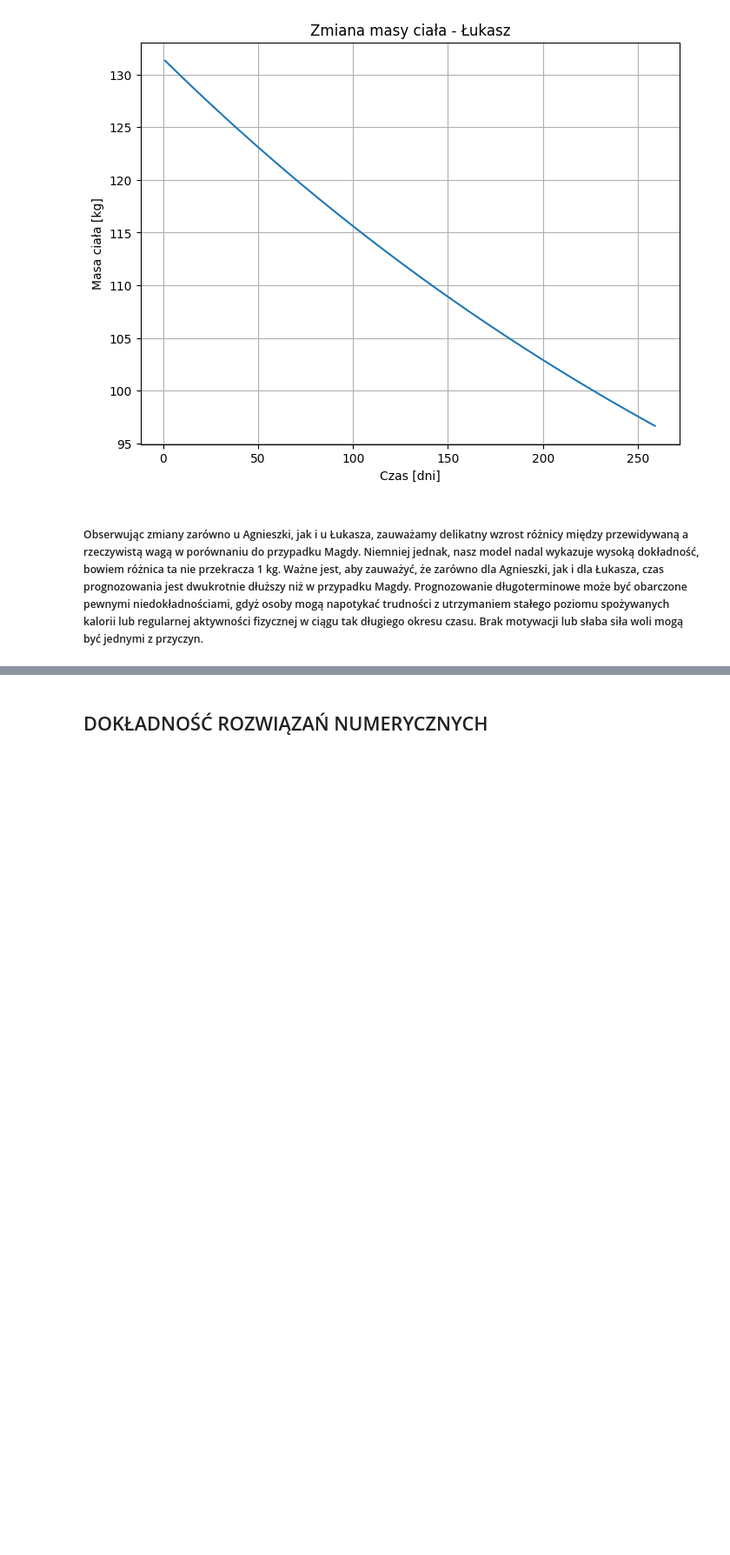
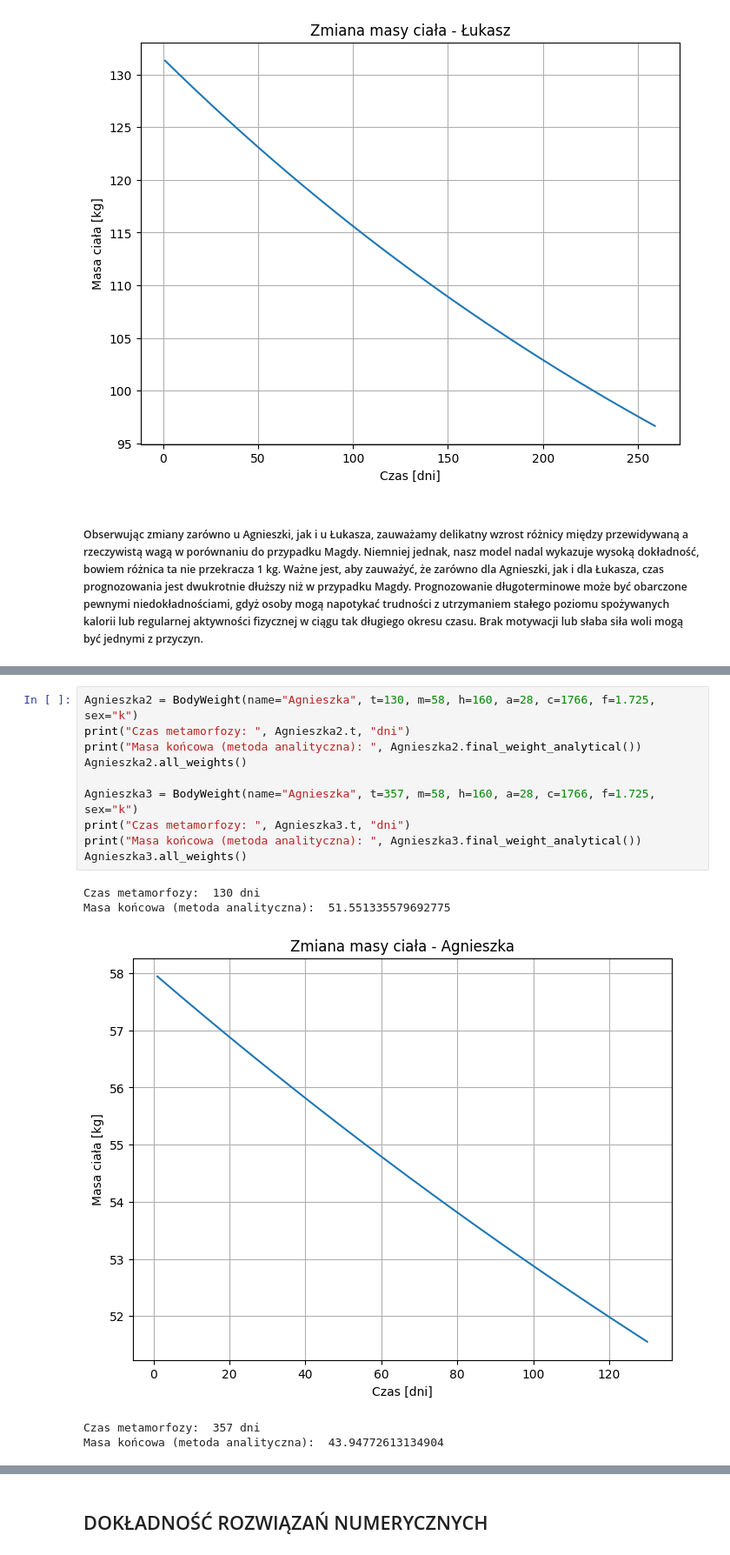
Before and after one commit to alicjagornik/Projekt_Rownania, a Jupyter notebook: tekst_inna_wersja.ipynb, the cells around one changed output, grey strips where cells are left out. Shown at 87% size. Drawn from its saved outputs; the diff is of its cells as text; blank space fills up the shorter version.

```diff
--- a/tekst_inna_wersja.ipynb
+++ b/tekst_inna_wersja.ipynb
@@ -293,0 +333,16 @@ Masa końcowa (metoda Eulera):  96.65569675087396
+# %%
+Agnieszka2 = BodyWeight(name="Agnieszka", t=130, m=58, h=160, a=28, c=1766, f=1.725, sex="k")
+print("Czas metamorfozy: ", Agnieszka2.t, "dni")
+print("Masa końcowa (metoda analityczna): ", Agnieszka2.final_weight_analytical())
+Agnieszka2.all_weights()
+
+Agnieszka3 = BodyWeight(name="Agnieszka", t=357, m=58, h=160, a=28, c=1766, f=1.725, sex="k")
+print("Czas metamorfozy: ", Agnieszka3.t, "dni")
+print("Masa końcowa (metoda analityczna): ", Agnieszka3.final_weight_analytical())
+Agnieszka3.all_weights()
+# %% [output]
+Czas metamorfozy:  130 dni
+Masa końcowa (metoda analityczna):  51.551335579692775
+[figure, added]
+Czas metamorfozy:  357 dni
+Masa końcowa (metoda analityczna):  43.94772613134904
```
Also changed, not shown: parts of 9 cells of this notebook.
